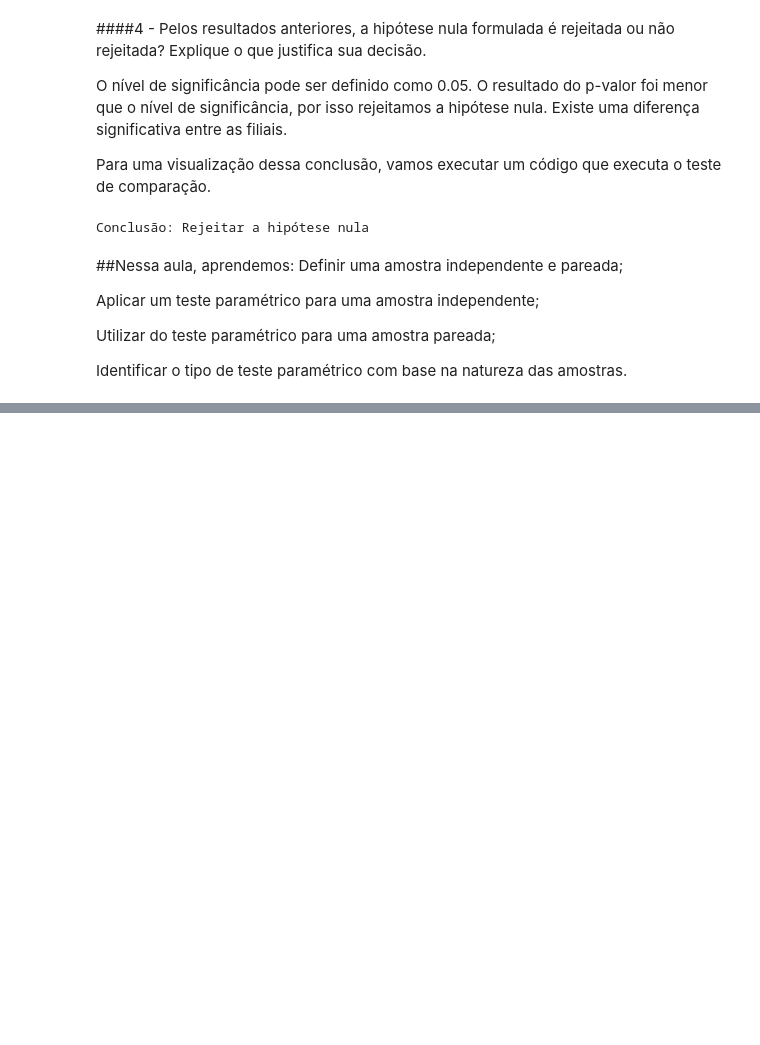
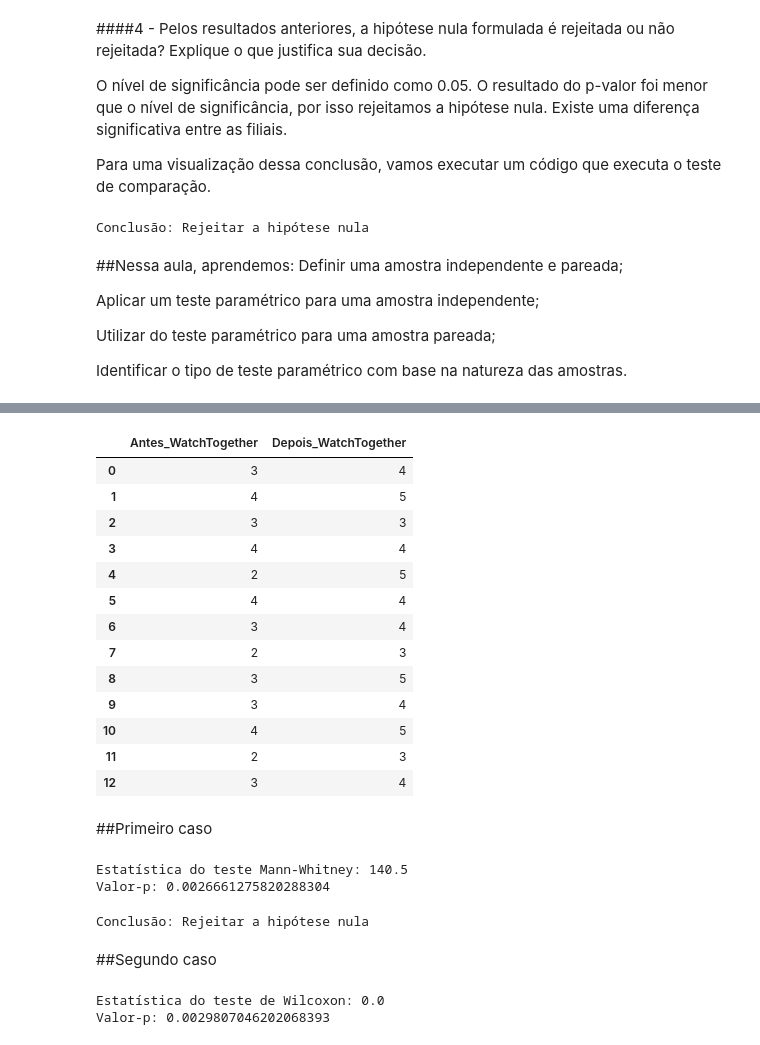
Before and after one commit to henriquemartins1969/Aulas_Data_Science_Alura, a Jupyter notebook: testando_hipoteses.ipynb, the cells around one changed output, grey strips where cells are left out. Cells and saved outputs as stored; diff of their text form; code cells hidden in the pictures; blank space fills up the shorter version.

```diff
--- a/testando_hipoteses.ipynb
+++ b/testando_hipoteses.ipynb
@@ -917,0 +1082,58 @@ Identificar o tipo de teste paramétrico com base na natureza das amostras.
+# %%
+import pandas as pd
+
+df_wt = pd.DataFrame({
+    'Antes_WatchTogether': [3, 4, 3, 4, 2, 4, 3, 2, 3, 3, 4, 2, 3],
+    'Depois_WatchTogether': [4, 5, 3, 4, 5, 4, 4, 3, 5, 4, 5, 3, 4]
+})
+
+df_wt
+# %% [output]
+|  | Antes_WatchTogether | Depois_WatchTogether |
+| 0 | 3 | 4 |
+| 1 | 4 | 5 |
+| 2 | 3 | 3 |
+| 3 | 4 | 4 |
+| 4 | 2 | 5 |
+| 5 | 4 | 4 |
+| 6 | 3 | 4 |
+| 7 | 2 | 3 |
+| 8 | 3 | 5 |
+| 9 | 3 | 4 |
+| 10 | 4 | 5 |
+| 11 | 2 | 3 |
+| 12 | 3 | 4 |
+# %% [markdown]
+##Primeiro caso
+# %%
+from scipy.stats import mannwhitneyu
+
+stat, p_valor = mannwhitneyu(df_avaliacoes['playcatch'], df_avaliacoes['concorrente'])
+
+print(f'Estatística do teste Mann-Whitney: {stat}')
+print(f'Valor-p: {p_valor}')
+# %% [output]
+Estatística do teste Mann-Whitney: 140.5
+Valor-p: 0.0026661275820288304
+# %%
+nivel_significancia = 0.05
+if p_valor < nivel_significancia:
+    conclusao = 'Rejeitar a hipótese nula'
+else:
+    conclusao = 'Não rejeitar a hipótese nula'
+
+print('Conclusão:', conclusao)
+# %% [output]
+Conclusão: Rejeitar a hipótese nula
+# %% [markdown]
+##Segundo caso
+# %%
+from scipy.stats import wilcoxon
+
+stat, p_valor = wilcoxon(df_wt['Depois_WatchTogether'] - df_wt['Antes_WatchTogether'])
+
+print(f'Estatística do teste de Wilcoxon: {stat}')
+print(f'Valor-p: {p_valor}')
+# %% [output]
+Estatística do teste de Wilcoxon: 0.0
+Valor-p: 0.0029807046202068393
```
Also changed, not shown: parts of 27 cells of this notebook.
